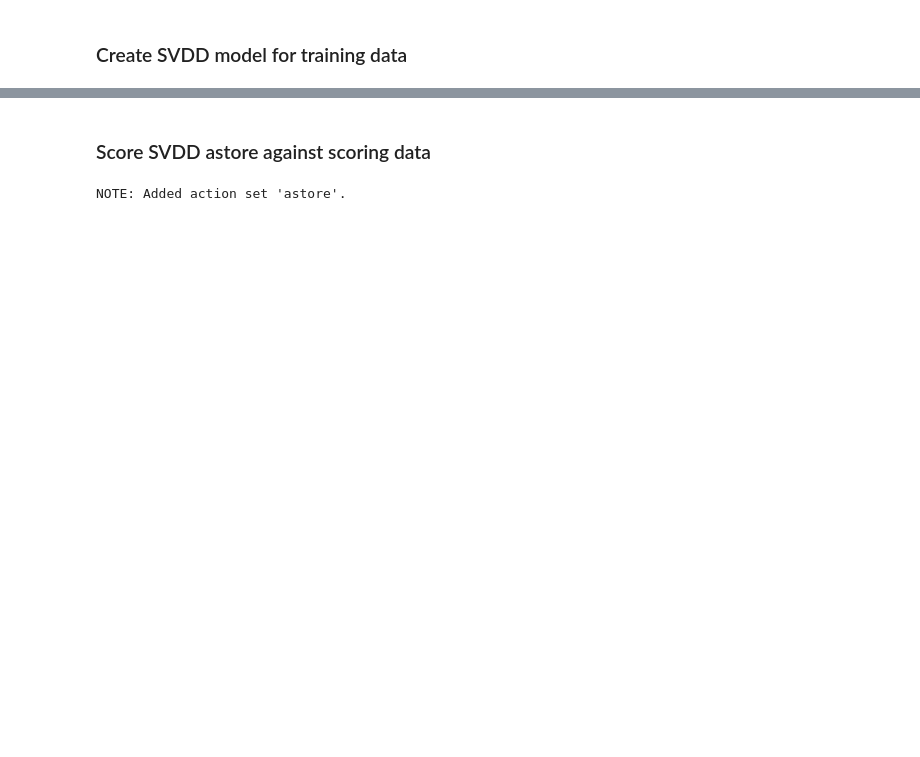
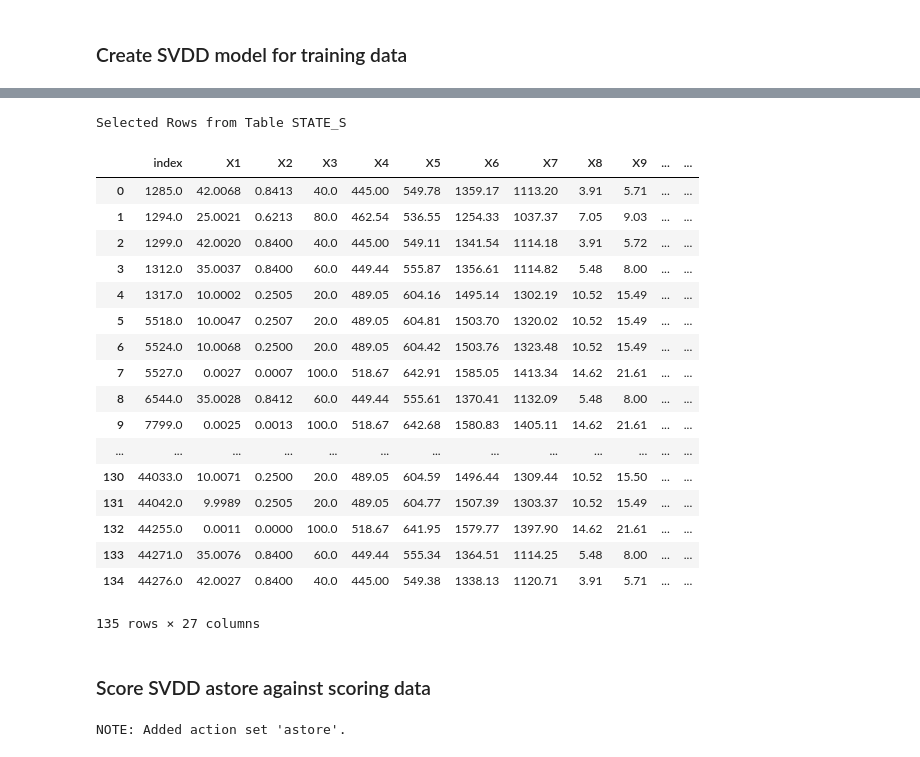
Before and after one commit to sassoftware/sas-viya-programming, a Jupyter notebook: high-frequency-analytics/Support Vector Data Description (SVDD) to identify Turbofan Engine Asset Degradation.ipynb, the cells around one changed output, grey strips where cells are left out. Saved outputs shown, nothing was run; the diff lists cells and outputs as text; code cells hidden in the pictures; blank space fills up the shorter version.

```diff
--- a/high-frequency-analytics/Support Vector Data Description (SVDD) to identify Turbofan Engine Asset Degradation.ipynb
+++ b/high-frequency-analytics/Support Vector Data Description (SVDD) to identify Turbofan Engine Asset Degradation.ipynb
@@ -155,0 +119,11 @@ NOTE: Save state generation complete.
+# %%
+# Run svdd.svddTrain action set on training data
+ysvdd_state = s.CASTable('ysvddstate', replace=True)
+state_s = s.CASTable('state_s', replace=True)
+
+train_tbl.svdd.svddtrain(gauss=11,
+                         solver='actset',
+                         inputs=x,
+                         savestate=ysvdd_state,
+                         output=dict(casout=state_s),
+                         id='index')
@@ -156,3 +168,26 @@ NOTE: Save state generation complete.
+# %%
+sv = state_s.to_frame()
+sv
+# %% [output]
+Selected Rows from Table STATE_S
+|  | index | X1 | X2 | X3 | X4 | X5 | X6 | X7 | X8 | X9 | ... | ... |
+| 0 | 1285.0 | 42.0068 | 0.8413 | 40.0 | 445.00 | 549.78 | 1359.17 | 1113.20 | 3.91 | 5.71 | ... | ... |
+| 1 | 1294.0 | 25.0021 | 0.6213 | 80.0 | 462.54 | 536.55 | 1254.33 | 1037.37 | 7.05 | 9.03 | ... | ... |
+| 2 | 1299.0 | 42.0020 | 0.8400 | 40.0 | 445.00 | 549.11 | 1341.54 | 1114.18 | 3.91 | 5.72 | ... | ... |
+| 3 | 1312.0 | 35.0037 | 0.8400 | 60.0 | 449.44 | 555.87 | 1356.61 | 1114.82 | 5.48 | 8.00 | ... | ... |
+| 4 | 1317.0 | 10.0002 | 0.2505 | 20.0 | 489.05 | 604.16 | 1495.14 | 1302.19 | 10.52 | 15.49 | ... | ... |
+| 5 | 5518.0 | 10.0047 | 0.2507 | 20.0 | 489.05 | 604.81 | 1503.70 | 1320.02 | 10.52 | 15.49 | ... | ... |
+| 6 | 5524.0 | 10.0068 | 0.2500 | 20.0 | 489.05 | 604.42 | 1503.76 | 1323.48 | 10.52 | 15.49 | ... | ... |
+| 7 | 5527.0 | 0.0027 | 0.0007 | 100.0 | 518.67 | 642.91 | 1585.05 | 1413.34 | 14.62 | 21.61 | ... | ... |
+| 8 | 6544.0 | 35.0028 | 0.8412 | 60.0 | 449.44 | 555.61 | 1370.41 | 1132.09 | 5.48 | 8.00 | ... | ... |
+| 9 | 7799.0 | 0.0025 | 0.0013 | 100.0 | 518.67 | 642.68 | 1580.83 | 1405.11 | 14.62 | 21.61 | ... | ... |
+| ... | ... | ... | ... | ... | ... | ... | ... | ... | ... | ... | ... | ... |
+| 130 | 44033.0 | 10.0071 | 0.2500 | 20.0 | 489.05 | 604.59 | 1496.44 | 1309.44 | 10.52 | 15.50 | ... | ... |
+| 131 | 44042.0 | 9.9989 | 0.2505 | 20.0 | 489.05 | 604.77 | 1507.39 | 1303.37 | 10.52 | 15.49 | ... | ... |
+| 132 | 44255.0 | 0.0011 | 0.0000 | 100.0 | 518.67 | 641.95 | 1579.77 | 1397.90 | 14.62 | 21.61 | ... | ... |
+| 133 | 44271.0 | 35.0076 | 0.8400 | 60.0 | 449.44 | 555.34 | 1364.51 | 1114.25 | 5.48 | 8.00 | ... | ... |
+| 134 | 44276.0 | 42.0027 | 0.8400 | 40.0 | 445.00 | 549.38 | 1338.13 | 1120.71 | 3.91 | 5.71 | ... | ... |
+135 rows × 27 columns
 # %% [markdown]
 ### Score SVDD astore against scoring data
 # %%
```
Also changed, not shown: parts of 33 cells of this notebook, 2 other files.
